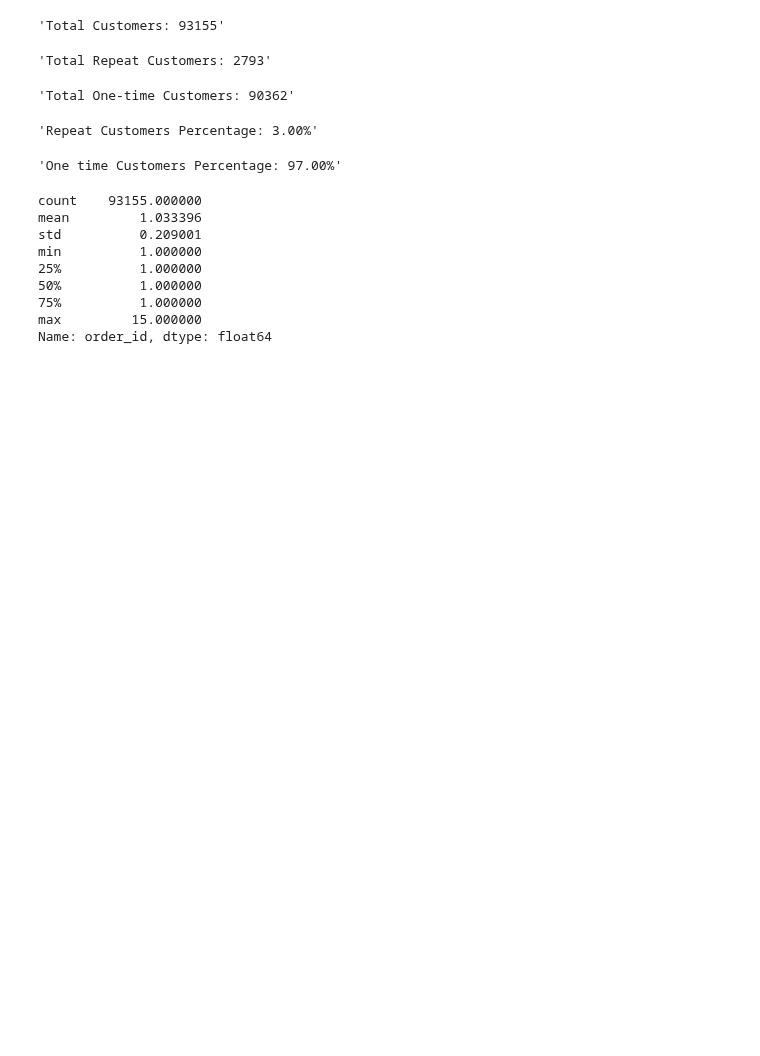
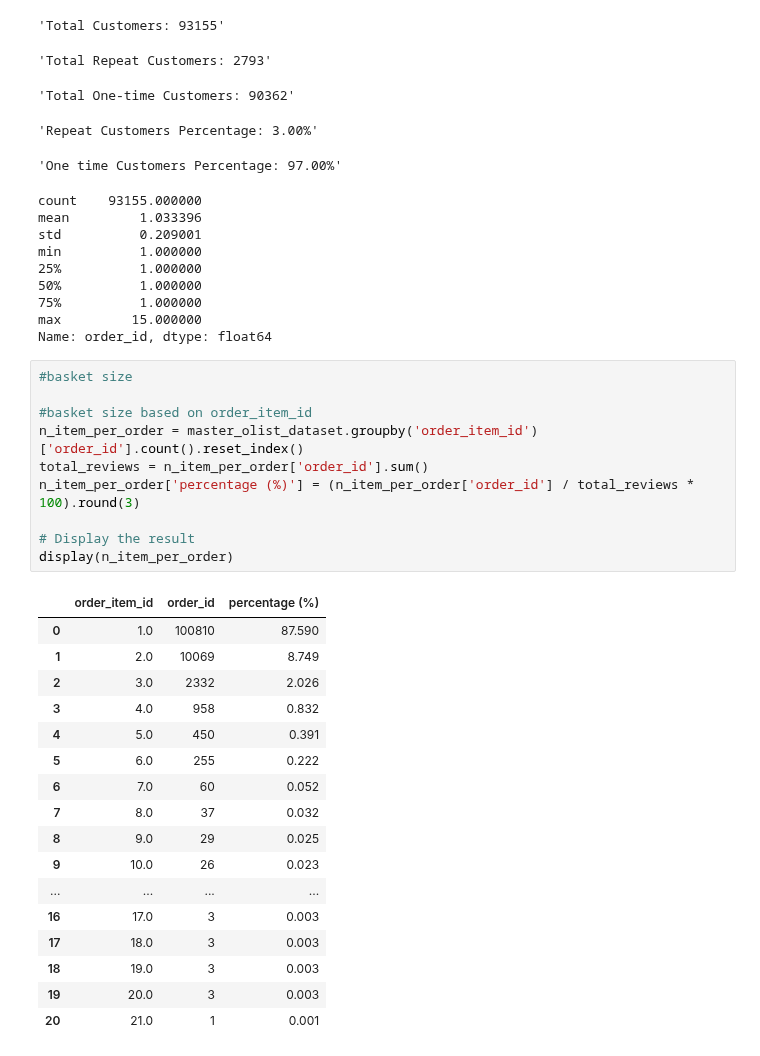
Before and after one commit to RioPramana21/Final-Project-Olist, a Jupyter notebook: preparation_notebooks/FinPro Olist Anlaysis.ipynb, the cells around one changed output. Cells and saved outputs as stored; diff of their text form; blank space fills up the shorter version.

```diff
--- a/preparation_notebooks/FinPro Olist Anlaysis.ipynb
+++ b/preparation_notebooks/FinPro Olist Anlaysis.ipynb
@@ -1024,3 +1024,31 @@ min          1.000000
 75%          1.000000
 max         15.000000
 Name: order_id, dtype: float64
+# %%
+#basket size
+
+#basket size based on order_item_id
+n_item_per_order = master_olist_dataset.groupby('order_item_id')['order_id'].count().reset_index()
+total_reviews = n_item_per_order['order_id'].sum()
+n_item_per_order['percentage (%)'] = (n_item_per_order['order_id'] / total_reviews * 100).round(3)
+
+# Display the result
+display(n_item_per_order)
+# %% [output]
+|  | order_item_id | order_id | percentage (%) |
+| 0 | 1.0 | 100810 | 87.590 |
+| 1 | 2.0 | 10069 | 8.749 |
+| 2 | 3.0 | 2332 | 2.026 |
+| 3 | 4.0 | 958 | 0.832 |
+| 4 | 5.0 | 450 | 0.391 |
+| 5 | 6.0 | 255 | 0.222 |
+| 6 | 7.0 | 60 | 0.052 |
+| 7 | 8.0 | 37 | 0.032 |
+| 8 | 9.0 | 29 | 0.025 |
+| 9 | 10.0 | 26 | 0.023 |
+| ... | ... | ... | ... |
+| 16 | 17.0 | 3 | 0.003 |
+| 17 | 18.0 | 3 | 0.003 |
+| 18 | 19.0 | 3 | 0.003 |
+| 19 | 20.0 | 3 | 0.003 |
+| 20 | 21.0 | 1 | 0.001 |
```
Also changed, not shown: parts of 7 cells of this notebook.
